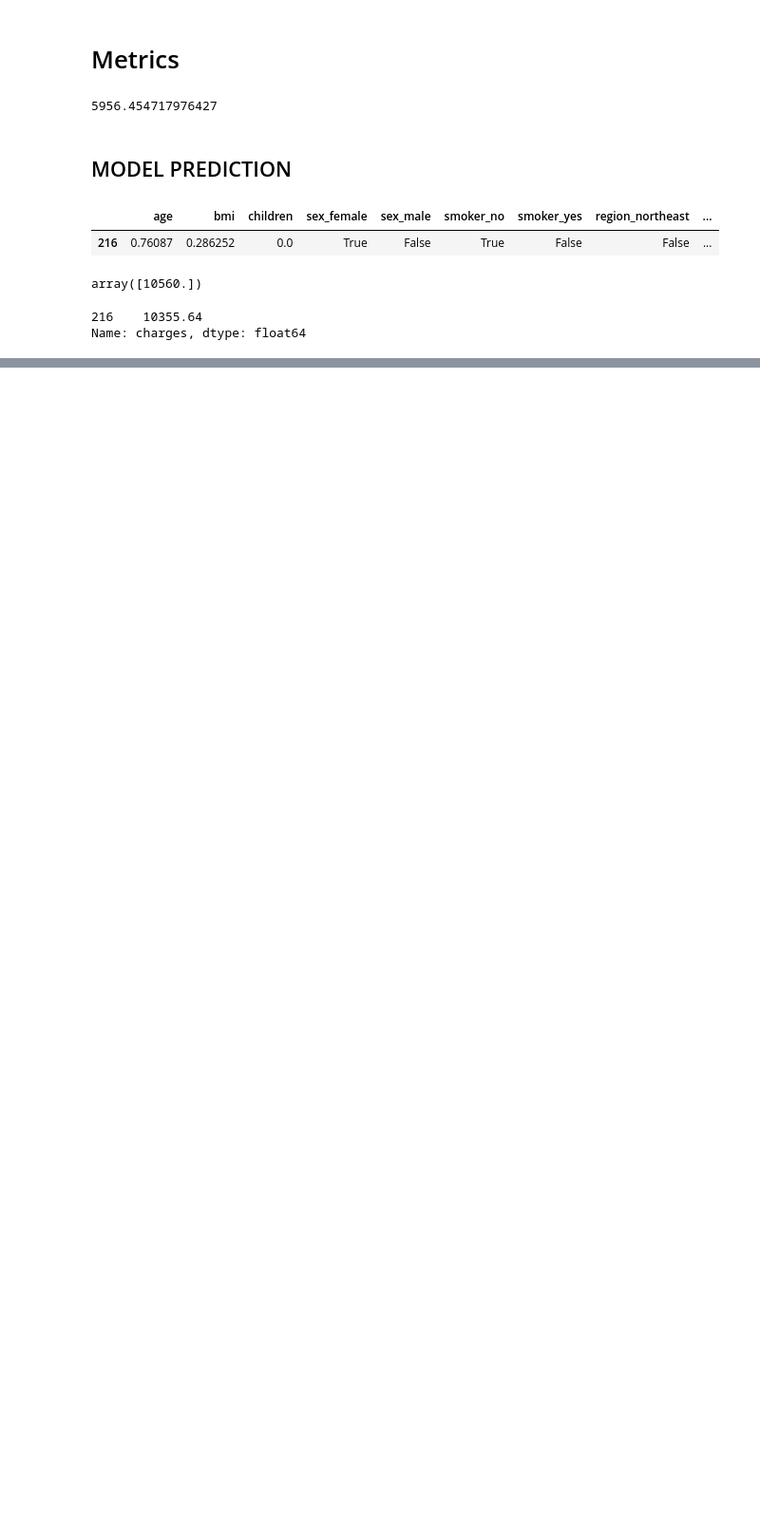
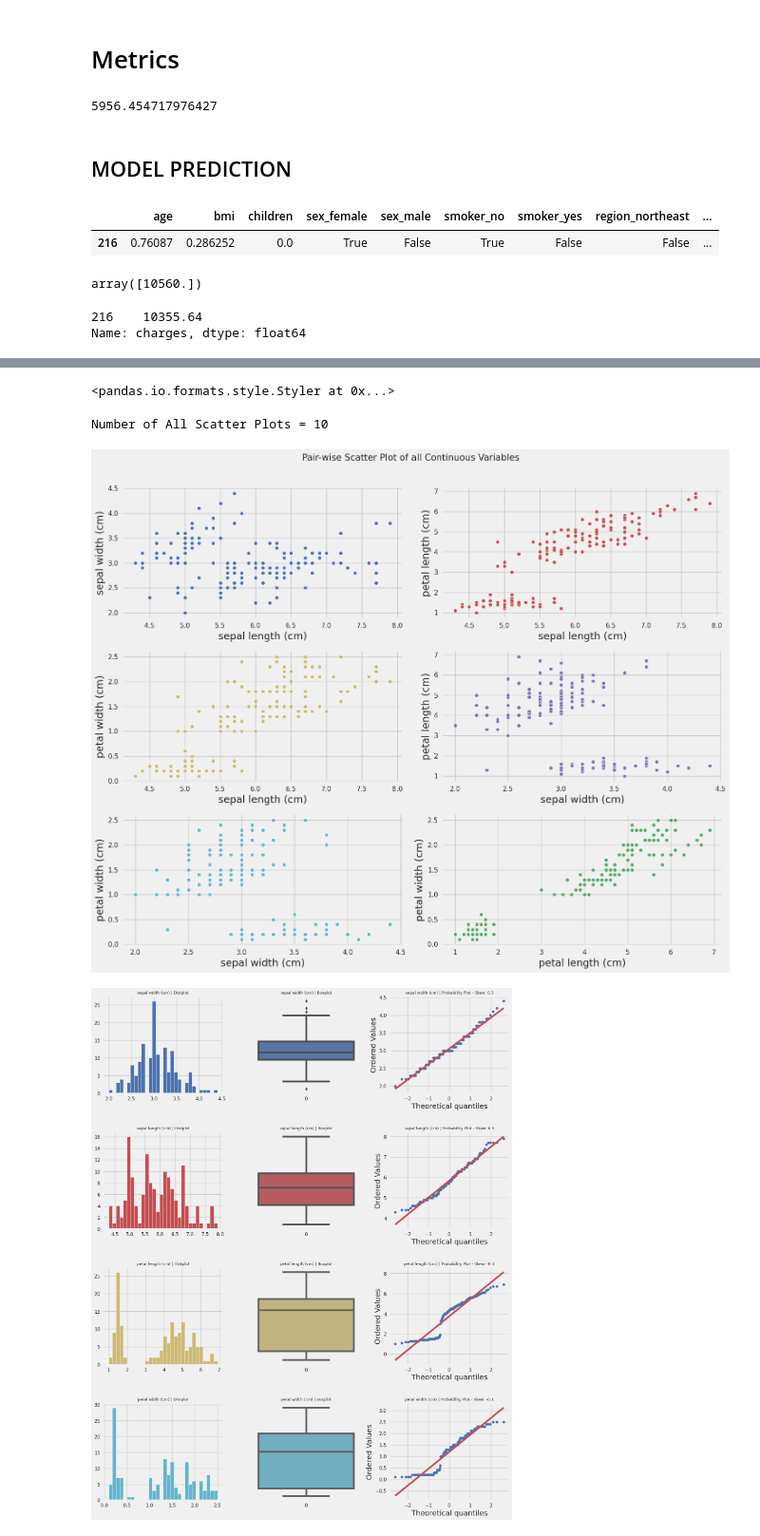
Before and after one commit to itsrcx/ml-algos-dataScience, a Jupyter notebook: regression/ml1.ipynb, the cells around one changed output, grey strips where cells are left out. Shown at 95% size. Cells and saved outputs as stored; diff of their text form; code cells hidden in the pictures; blank space fills up the shorter version.

```diff
--- a/regression/ml1.ipynb
+++ b/regression/ml1.ipynb
@@ -290,0 +301,3 @@ Name: charges, dtype: float64
+# %%
+data = load_iris()
+data.feature_names
@@ -290,0 +313,2 @@ Name: charges, dtype: float64
+# %%
+df = pd.DataFrame(data.data, columns=data.feature_names)
@@ -290,0 +328,2 @@ Name: charges, dtype: float64
+# %%
+df['target'] = data.target
@@ -290,0 +341,10 @@ Name: charges, dtype: float64
+# %%
+from autoviz import AutoViz_Class
+from matplotlib import pyplot as pyplot
+%matplotlib inline
+AV = AutoViz_Class()
+# %%
+df.to_csv('iris.csv',index=False)
+fhand = './iris.csv'
+dft = AV.AutoViz(fhand)
+# %% [output]
@@ -290,0 +361,4 @@ Name: charges, dtype: float64
+<pandas.io.formats.style.Styler at 0x...>
+Number of All Scatter Plots = 10
+[figure, added]
+[figure, added]
```
Also changed, not shown: parts of 9 cells of this notebook, 1 other file.
